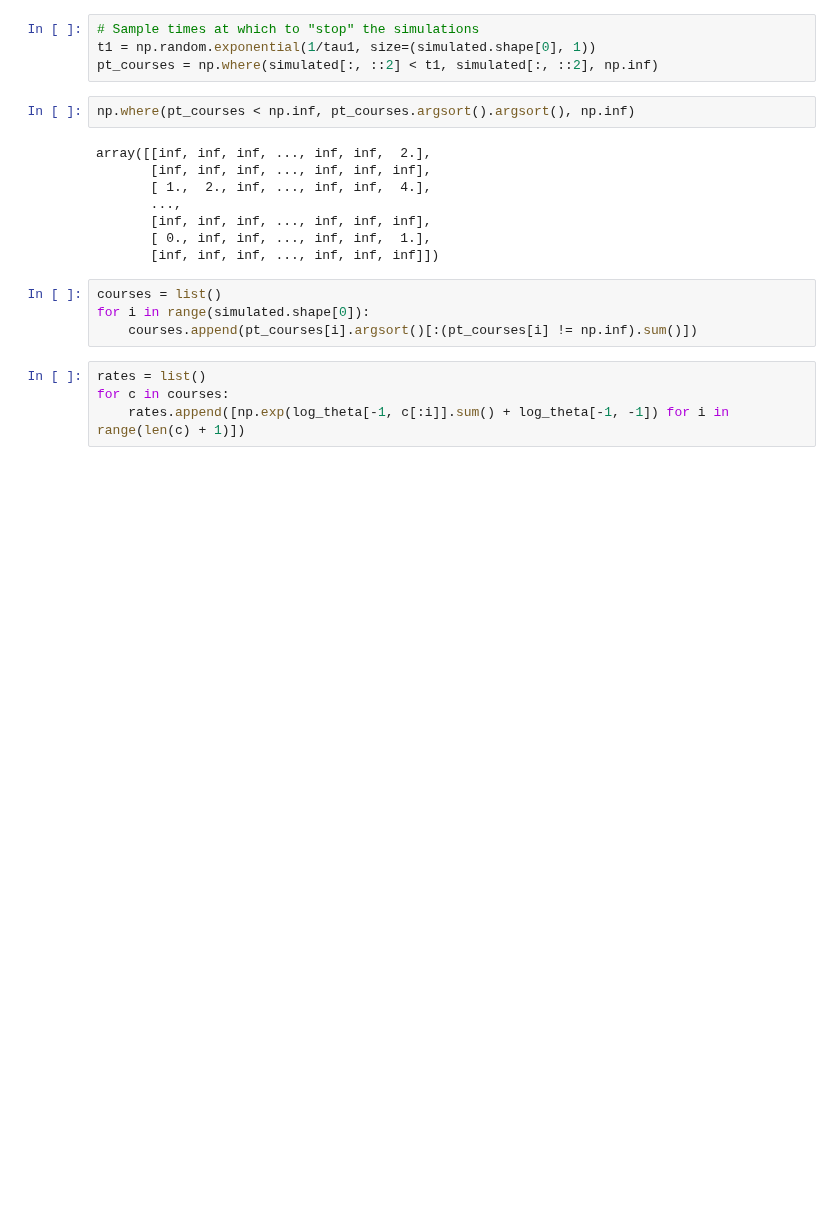
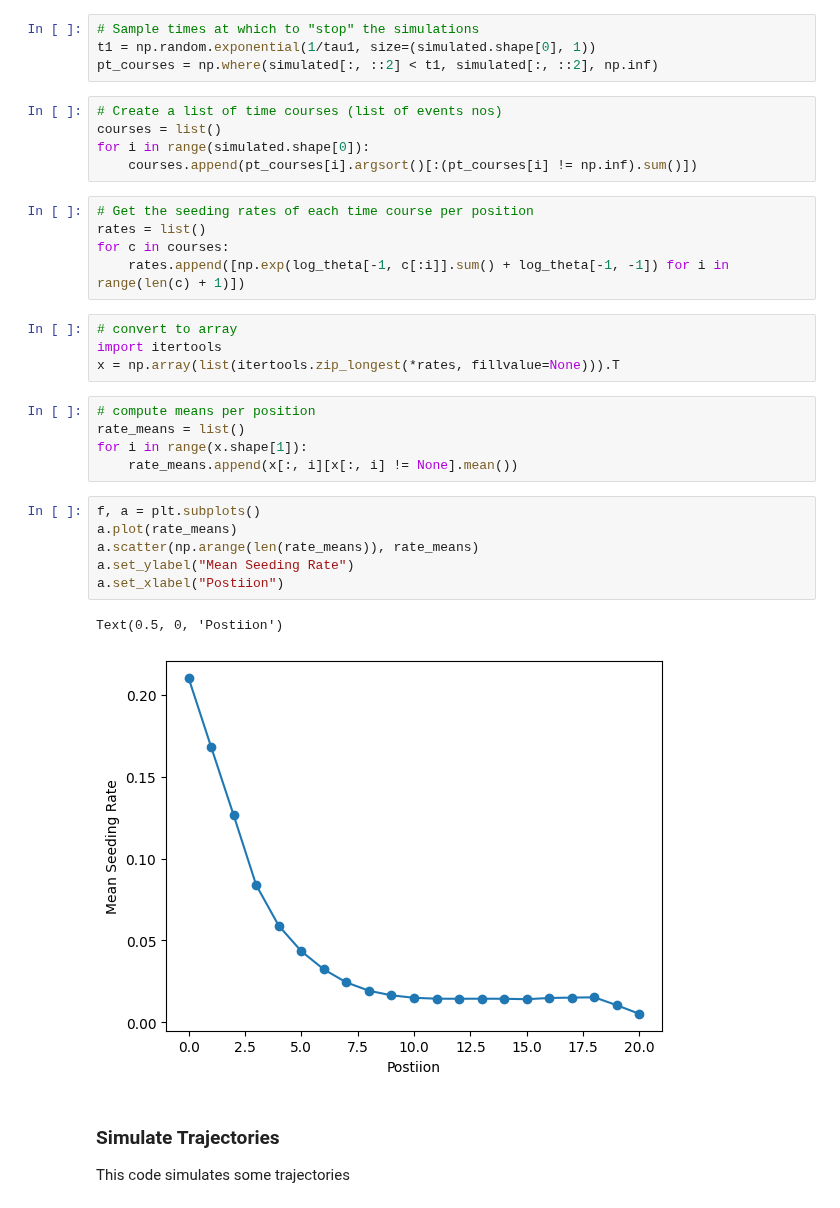
Before and after one commit to cbg-ethz/metMHN, a Jupyter notebook: analyses/simulations.ipynb, the cells around one changed output. Cells and saved outputs as stored; diff of their text form; blank space fills up the shorter version.

Commit message:
Added some seeding analyses

```diff
--- a/analyses/simulations.ipynb
+++ b/analyses/simulations.ipynb
@@ -150,21 +154,35 @@ a[1].plot(x, 1 - np.exp(-lam*x), alpha=0.5)
 # Sample times at which to "stop" the simulations
 t1 = np.random.exponential(1/tau1, size=(simulated.shape[0], 1))
 pt_courses = np.where(simulated[:, ::2] < t1, simulated[:, ::2], np.inf)
-# %%
-np.where(pt_courses < np.inf, pt_courses.argsort().argsort(), np.inf)
-# %% [output]
-array([[inf, inf, inf, ..., inf, inf,  2.],
-       [inf, inf, inf, ..., inf, inf, inf],
-       [ 1.,  2., inf, ..., inf, inf,  4.],
-       ...,
-       [inf, inf, inf, ..., inf, inf, inf],
-       [ 0., inf, inf, ..., inf, inf,  1.],
-       [inf, inf, inf, ..., inf, inf, inf]])
 # %%
+# Create a list of time courses (list of events nos)
 courses = list()
 for i in range(simulated.shape[0]):
     courses.append(pt_courses[i].argsort()[:(pt_courses[i] != np.inf).sum()])
 # %%
+# Get the seeding rates of each time course per position
 rates = list()
 for c in courses:
     rates.append([np.exp(log_theta[-1, c[:i]].sum() + log_theta[-1, -1]) for i in range(len(c) + 1)])
+# %%
+# convert to array
+import itertools
+x = np.array(list(itertools.zip_longest(*rates, fillvalue=None))).T
+# %%
+# compute means per position
+rate_means = list()
+for i in range(x.shape[1]):
+    rate_means.append(x[:, i][x[:, i] != None].mean())
+# %%
+f, a = plt.subplots()
+a.plot(rate_means)
+a.scatter(np.arange(len(rate_means)), rate_means)
+a.set_ylabel("Mean Seeding Rate")
+a.set_xlabel("Postiion")
+# %% [output]
+Text(0.5, 0, 'Postiion')
+[figure, added]
+# %% [markdown]
+### Simulate Trajectories
+
+This code simulates some trajectories
```
Also changed, not shown: parts of 8 cells of this notebook.
